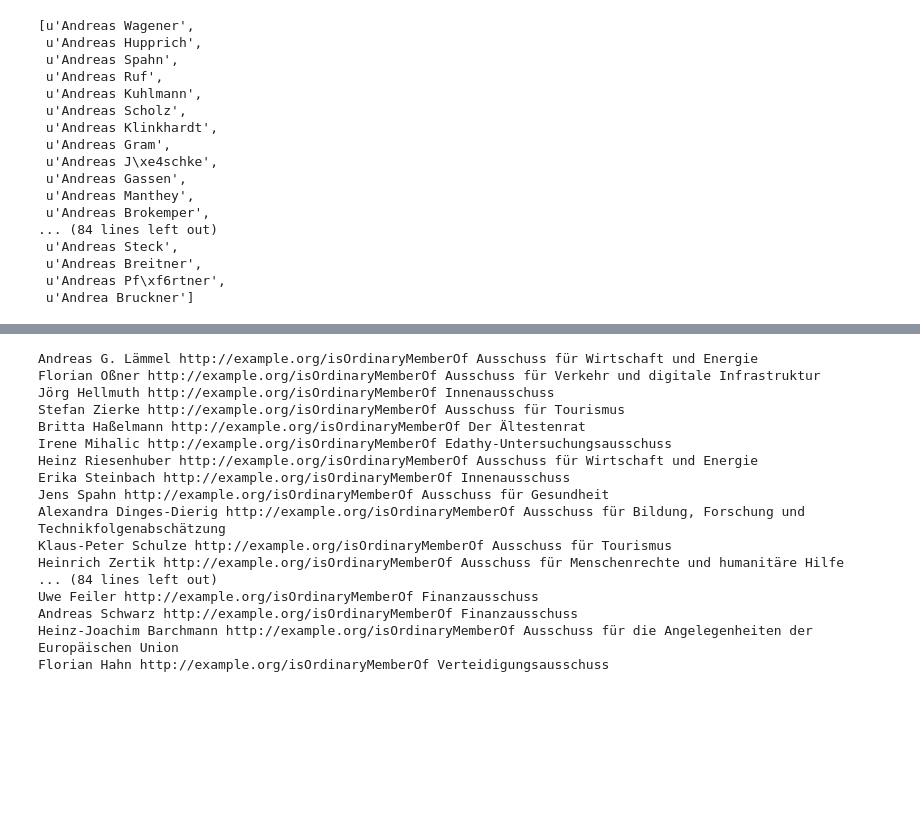
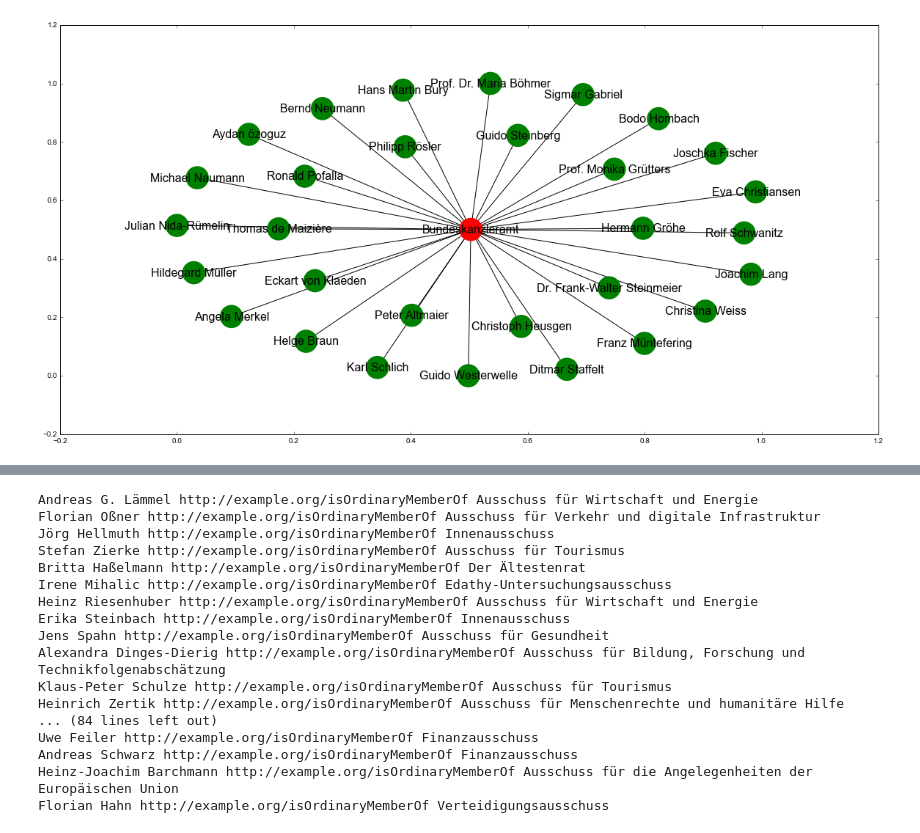
Before and after one commit to codingluke/knowledge_representation_assignment, a Jupyter notebook: Graph.ipynb, the cells around one changed output, grey strips where cells are left out. Drawn from its saved outputs; the diff is of its cells as text; code cells hidden in the pictures; blank space fills up the shorter version.

Commit message:
Adds graph plotting for tripples, get_organization connections

```diff
--- a/Graph.ipynb
+++ b/Graph.ipynb
@@ -280,26 +279,52 @@ def person_connections(name):
     }
     LIMIT 100""")
     return [ (row[0].toPython(), row[1].toPython(), row[2].toPython()) for row in qres ]
-# %%
-search_persons("andrea")
-# %% [output]
-[u'Andreas Wagener',
- u'Andreas Hupprich',
- u'Andreas Spahn',
- u'Andreas Ruf',
- u'Andreas Kuhlmann',
- u'Andreas Scholz',
- u'Andreas Klinkhardt',
- u'Andreas Gram',
- u'Andreas J\xe4schke',
- u'Andreas Gassen',
- u'Andreas Manthey',
- u'Andreas Brokemper',
-... (84 lines left out)
- u'Andreas Steck',
- u'Andreas Breitner',
- u'Andreas Pf\xf6rtner',
- u'Andrea Bruckner']
+# %%
+def organization_connections(name):
+    qres = g.query("""
+    SELECT DISTINCT ?aname ?property ?bname
+    WHERE {
+        {
+            ?p rdfs:isSubPropertyOf own:isMemberOf .
+            ?property rdfs:isSubPropertyOf ?p .
+            ?a ?property ?b .
+            ?a foaf:name ?aname .
+            ?b skos:prefLabel ?bname .
+        }
+        UNION
+        {
+            ?property rdfs:isSubPropertyOf own:isMemberOf .
+            ?a ?property ?b .
+            ?a foaf:name ?aname .
+            ?b skos:prefLabel ?bname .
+        }
+        FILTER(lcase(str(?bname)) = \"""" + name.lower() + """\") .
+    }
+    LIMIT 100""")
+    return [ (row[0].toPython(), row[1].toPython(), row[2].toPython()) for row in qres ]
+# %%
+G = nx.Graph()
+nx.draw_networkx_labels?
+# %%
+def plot_tripples(connections_triple, figsize=(20,10)):
+    G = nx.Graph()
+    for obj, prt, sub in connections_triple:
+        G.add_node(obj, typ='obj')
+        G.add_node(sub, typ='sub')
+        G.add_edge(obj, sub, label=prt)
+    colors = [ 'green' if G.node[node]['typ'] == 'obj' else 'red' for node in G.nodes() ]
+    plt.rcParams['figure.figsize'] = figsize
+    plt.rcParams['font.family'] = 'sans-serif'
+    nx.draw_networkx(G, node_color=colors, node_size=1000, linewidths=0, font_size=16)
+# %%
+#conn_triples = person_connections("Angela merkel")
+search_organizations("Bundeskanzleramt")
+org_conn_tripple = organization_connections("Bundeskanzleramt")
+# %%
+#search_persons("andrea"a)
+plot_tripples(org_conn_tripple)
+# %% [output]
+[figure, added]
 # %%
 person_connections("Andreas Breitner")
 # %% [output]
```
Also changed, not shown: parts of 4 cells of this notebook.
